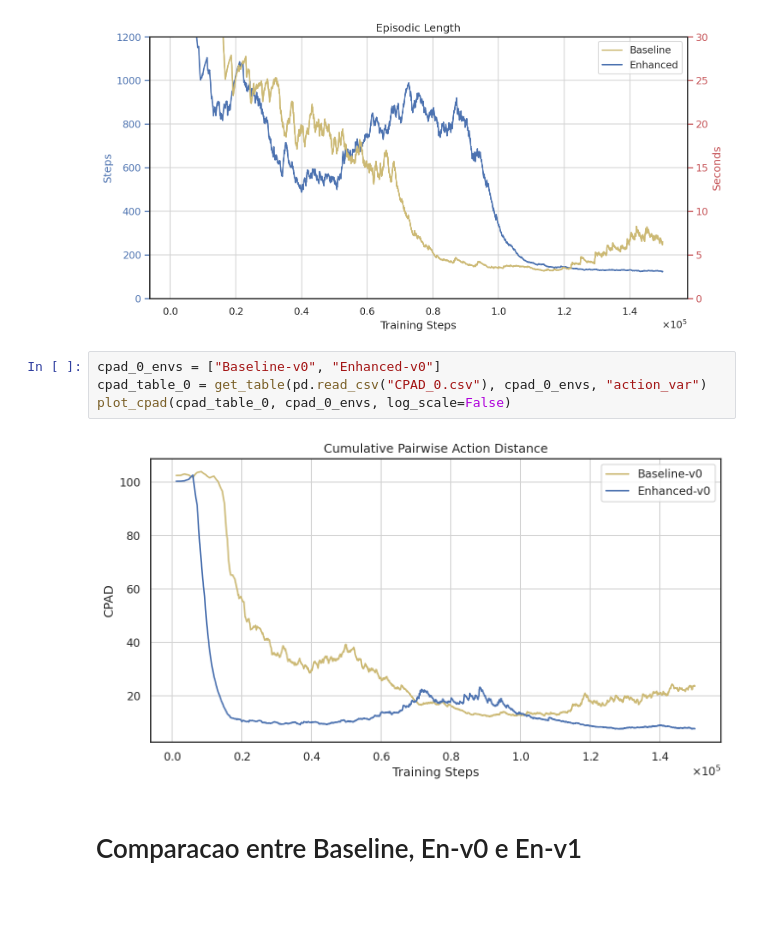
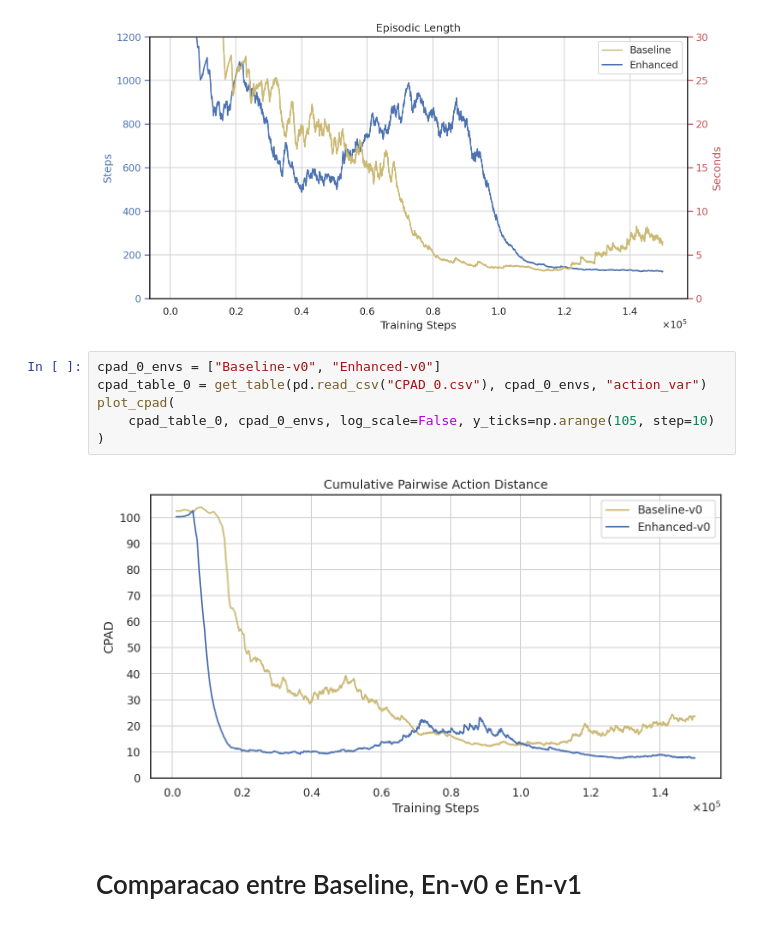
Before and after one commit to goncamateus/Planning-the-path-with-rl, a Jupyter notebook: results_analysis/plots_relatorio.ipynb, the cells around one changed output. Cells and saved outputs as stored; diff of their text form.

Commit message:
fixes plots

```diff
--- a/results_analysis/plots_relatorio.ipynb
+++ b/results_analysis/plots_relatorio.ipynb
@@ -18,9 +19,11 @@ plot_steps(steps_table_0, steps_0_envs)
 # %%
 cpad_0_envs = ["Baseline-v0", "Enhanced-v0"]
 cpad_table_0 = get_table(pd.read_csv("CPAD_0.csv"), cpad_0_envs, "action_var")
-plot_cpad(cpad_table_0, cpad_0_envs, log_scale=False)
+plot_cpad(
+    cpad_table_0, cpad_0_envs, log_scale=False, y_ticks=np.arange(105, step=10)
+)
 # %% [output]
-[figure, old version]
+[figure, new version]
 # %% [markdown]
 # Comparacao entre Baseline, En-v0 e En-v1
 # %% [markdown]
```
Also changed, not shown: parts of 3 cells of this notebook, 1 other file.
